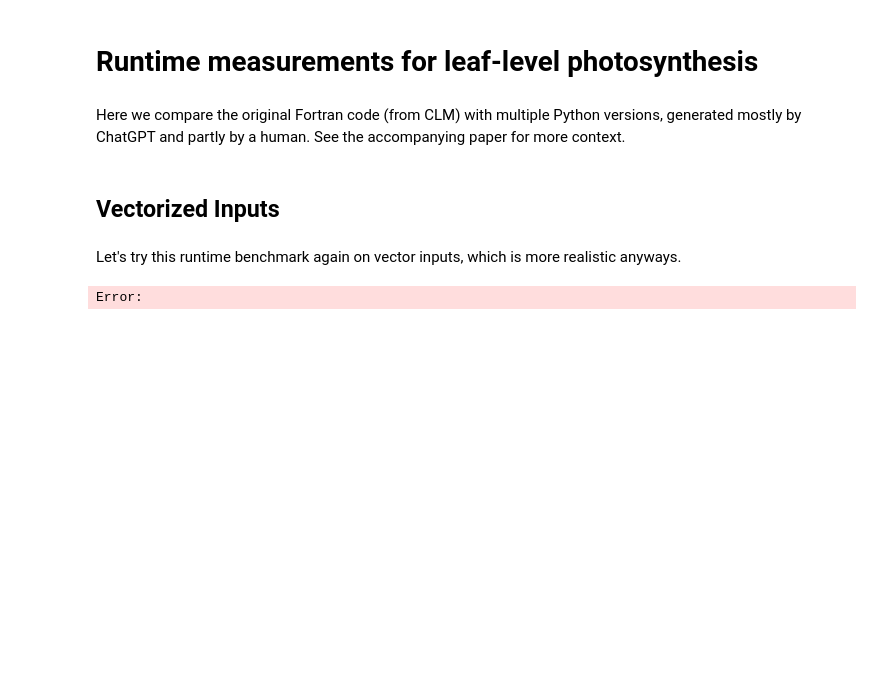
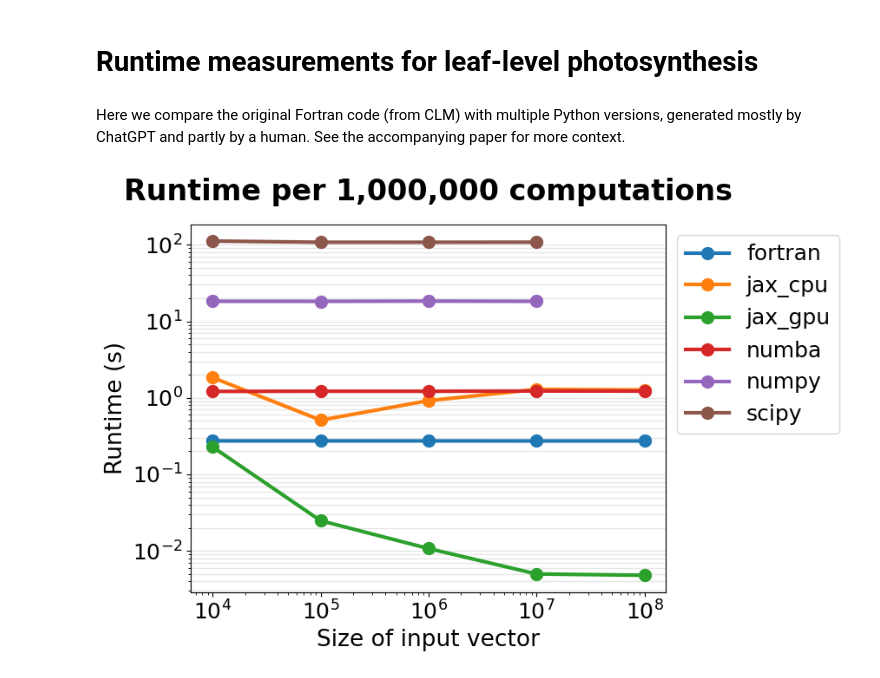
Before and after one commit to anthony-zhou/climate_code_conversion, a Jupyter notebook: _demos/runtime.ipynb, the cells around one changed output. Saved outputs shown, nothing was run; the diff lists cells and outputs as text; code cells hidden in the pictures; blank space fills up the shorter version.

Commit message:
Updated runtime graphs

```diff
--- a/_demos/runtime.ipynb
+++ b/_demos/runtime.ipynb
@@ -9,48 +9,50 @@ import time
 import importlib.util
 import pandas as pd
 import plotly.graph_objects as go
-# %% [markdown]
-## Vectorized Inputs
-# %% [markdown]
-Let's try this runtime benchmark again on vector inputs, which is more realistic anyways.
 # %%
 import pandas as pd
 import matplotlib.pyplot as plt
 import os
 
+plt.rcParams.update({'font.size': 18, 'lines.linewidth': 3, 'lines.markersize': 10})
+
+
 # List of folders
-folders = ['fortran', 'jax_cpu', 'jax_gpu', 'numba', 'numpy']
+folders = ['fortran', 'jax_cpu', 'jax_gpu', 'numba', 'numpy', 'scipy']
 
 # Initialize a figure for plotting
-plt.figure(figsize=(10, 7))
+plt.figure(figsize=(9, 6))
 
 # Loop over each folder to load and plot the data
 
 for folder in folders:
     filepath = os.path.join('runtime_scripts', folder, 'runtime.txt')
     if os.path.exists(filepath):
         # Load CSV data
         data = pd.read_csv(filepath)
 
         # Extract grid cells and runtime
-        grid_cells = data['grid_cells']
-        runtime = data['runtime']
+        grid_cells = data.iloc[:, 0]
+        runtime = data.iloc[:, 1] * (1000000 / grid_cells)
 
         # Plot the data
         plt.plot(grid_cells, runtime, label=folder, marker='o')
 
 # Set log scale for y-axis
 plt.yscale('log')
+plt.xscale('log')
 
-# Adding title and labels
-plt.title('Runtime Comparison')
-plt.xlabel('Grid Cells')
-plt.ylabel('Runtime (seconds)')
-plt.legend()
+# Adding title, labels, and legend with larger font size
+plt.title('Runtime per 1,000,000 computations', fontsize=24,
+          fontweight='bold',
+          pad=20)
+plt.xlabel('Size of input vector', fontsize=19)
+plt.ylabel('Runtime (s)', fontsize=19)
+plt.legend(fontsize=18, loc='upper left', bbox_to_anchor=(1, 1))
 
-# Show the plot
-plt.grid(True, which="both", ls="--", c='0.65')
+# Show the plot with enhanced grid and layout
+plt.grid(True, which="both", ls="-", c='0.9', axis='y', linewidth=1)
 plt.tight_layout()
 plt.show()
 # %% [output]
-Error:
+[figure, added]
```
Also changed, not shown: parts of 3 cells of this notebook.
